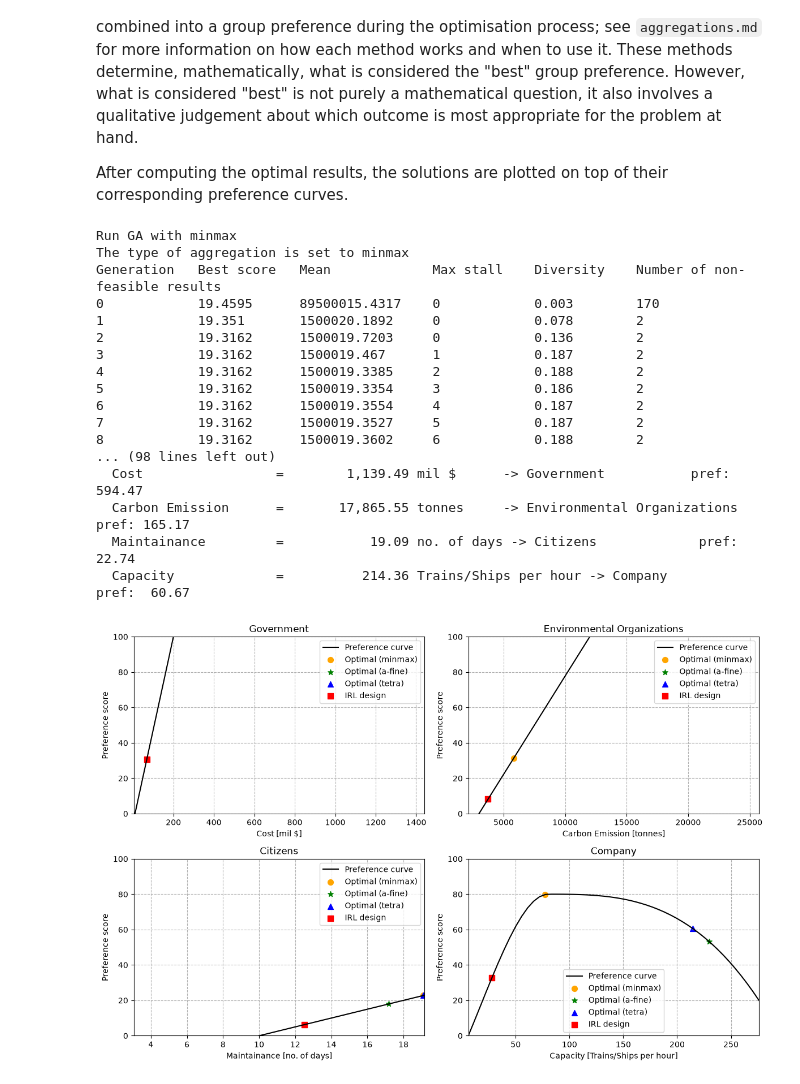
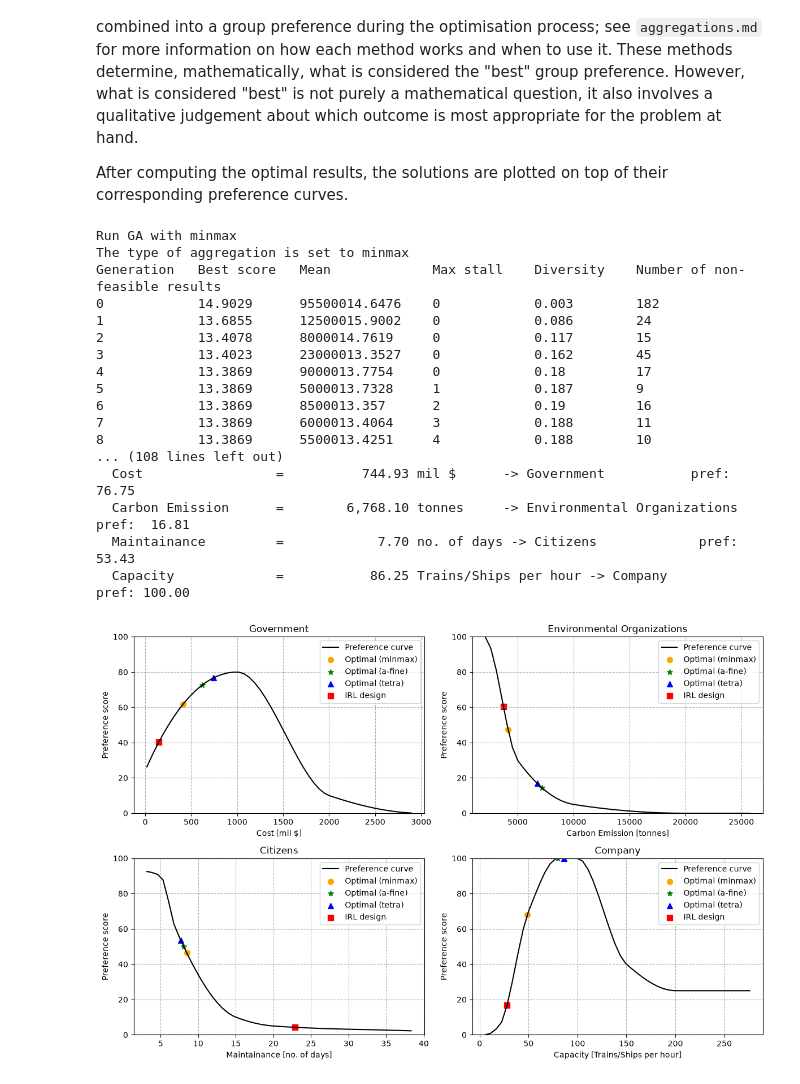
Before and after one commit to Thijmen22/Structural-group-5, a Jupyter notebook: Performace.ipynb, the cells around one changed output. Drawn from its saved outputs; the diff is of its cells as text; code cells hidden in the pictures.

```diff
--- a/Performace.ipynb
+++ b/Performace.ipynb
@@ -164,8 +164,9 @@ def objective_function_1(x1, x2, x3, x4, x5):
     cons3 = x2*(1+(8/3*(x5/x2)**2)-(32/5*(x5/x2)**4))  #length of arch
     cons4=  40000 #cost per unit meter
     cons5 = 0.6 #cost per meter width of arch
-    cons6= 0.2 #cost per meter clearance height of bridge
-    return (cons1*cons2*volume + cons3*cons5 * x4 * cons4)*cons6*x1/1000000
+    cons6= 0.4 #cost per meter clearance height of bridge
+    cons7 = 10000000 #additional costs
+    return ((cons1*cons2*volume + cons3*cons5 * x4 * cons4)*cons6*x1 + cons7) / 1000000
 
 def objective_function_2(x1,x2,x3,x4,x5):
     # carbon emission (in tonnes)
@@ -180,10 +181,13 @@ def objective_function_2(x1,x2,x3,x4,x5):
 def objective_function_3(x1,x2,x3,x4,x5):
     # maintainance (no of days in a year)
 
-    const1= 1/50 #maintainance for slab per unit meter (in days) per year
-    const2= 2/50 #maintainance for arch per unit meter (in days) per year
+    const1= 1/50 #maintainance for slab per unit meter (in days) per year for slab (small maintainence)
+    const2= 2/50 #maintainance for arch per unit meter (in days) per year for arch (small maintainence)
     const3= x2*(1+(8/3*(x5/x2)**2)-(32/5*(x5/x2)**4))  #length of arch
-    return const1*x2+const2*const3
+    const4 = 1/100 #maintainance for slab per unit meter (in days) per year for slab (small maintainence)
+    const5 = 1/ 50 #maintainance for arch per unit meter (in days) per year for arch (small maintainence)
+    const6 = 10 / x4  # constant where a wider bridge shows less impact for the maintainence
+    return (const1*x2+const2*const3)  + 0.5 * (const4* x2 + const5*const3 ) * (const6) ** 2
 
 def objective_function_4(x1,x2,x3,x4,x5):
     # ships/trains per hour
@@ -260,12 +264,12 @@ For this reef model, four objectives are rated linearly in the technical cycle.
 Each preference curve is then combined with its corresponding objective function to form a *preference function*, which maps design variables directly to a preference score.
 # %%
 # Define preferences
-prefs_before = [
-    [[10, 200], [0, 100]],          # preference cost
-    [[3000, 12000], [0, 100]],       # preference carbon emission
-    [[10, 50], [0, 100]],           # preference maintenance days
-    [[6, 80, 276], [0, 80, 20]]      # preference capacity
-]
+prefs_before = [[[50 , 1000, 2000, 3000, 3200 ],             [30, 80,10, 0, 0]],          # preference cost
+                [[0,  2000, 5000, 10000, 20000, 21000],                      [100, 100, 30, 5, 0, 0]],          # carbon emission
+                [[0, 1, 5, 7, 15, 20, 40, 50, 80],    [100, 95, 90 , 60, 10, 5, 2, 0, 0]],   # days of maintennce
+                [[6, 20, 50, 80,90, 100, 150, 200, 250, 280],                      [0, 5, 70,100, 100, 100,  40, 25, 25, 25]]]
+    # preference capacity
+
 
 pref_after = [
     [[150000, 2000000, 4250000], [100, 80, 0]],
@@ -366,7 +370,7 @@ fig, axes = plt.subplots(2, 2, figsize=(12, 8))
 # Plot underlying preference curves
 for ax, o_vals, p_vals, (_, name, unit, stakeholder) in zip(axes.flat, obj_vals_list, pref_vals_list, objectives):
     ax.plot(o_vals, p_vals, color='black', label='Preference curve')
-    ax.set_xlim(min(o_vals), max(o_vals))
+    #ax.set_xlim(min(o_vals), max(o_vals))
     ax.set_ylim(0, 100)
     ax.set_title(stakeholder)
     ax.set_xlabel(f'{name} [{unit}]')
@@ -390,45 +394,45 @@ for i in range(len(paradigm)):
 
     print(f'Optimal design variable values using {paradigm[i]}:')
     for opt_var, (xi, name, unit) in zip(optimal_design_var, design_variables):
         print(f'  {xi} : {name:<25} = {opt_var:>10.2f} {unit}')
 
     print(f'Optimal objective results and stakeholder preference using {paradigm[i]}:')
     for j, (ax, (obj_func, name, unit, stakeholder)) in enumerate(zip(axes.flat, objectives)):
         obj_value = obj_func(*optimal_design_var)
         pref_score = pref_funcs[j](*optimal_design_var)
 
         print(f'  {name:<20} = {obj_value:>15,.2f} {unit:<10} -> {stakeholder:<20} pref: {pref_score:>6.2f}')
         ax.scatter(obj_value, pref_score, color=colours[i], marker=markers[i], s=50,
                    label=f'Optimal ({paradigm[i]})')
 
 # Plot IRL design point if requested
 if plot_irl:
     irl_obj_values = [obj_func(*X_irl) for obj_func, _, _, _ in objectives]
     irl_pref_scores = [pref_funcs[j](*X_irl) for j in range(len(objectives))]
     for j, ax in enumerate(axes.flat[:4]):
         ax.scatter(irl_obj_values[j], irl_pref_scores[j], color='red', marker='s', s=50, label='IRL design')
 
 for ax in axes.flat:
     ax.legend(fontsize=10)
 
 fig.tight_layout()
 plt.show()
 # %% [output]
 Run GA with minmax
 The type of aggregation is set to minmax
 Generation   Best score   Mean             Max stall    Diversity    Number of non-feasible results
-0            19.4595      89500015.4317    0            0.003        170
-1            19.351       1500020.1892     0            0.078        2
-2            19.3162      1500019.7203     0            0.136        2
-3            19.3162      1500019.467      1            0.187        2
-4            19.3162      1500019.3385     2            0.188        2
-5            19.3162      1500019.3354     3            0.186        2
-6            19.3162      1500019.3554     4            0.187        2
-7            19.3162      1500019.3527     5            0.187        2
-8            19.3162      1500019.3602     6            0.188        2
-... (98 lines left out)
-  Cost                 =        1,139.49 mil $      -> Government           pref: 594.47
-  Carbon Emission      =       17,865.55 tonnes     -> Environmental Organizations pref: 165.17
-  Maintainance         =           19.09 no. of days -> Citizens             pref:  22.74
-  Capacity             =          214.36 Trains/Ships per hour -> Company              pref:  60.67
+0            14.9029      95500014.6476    0            0.003        182
+1            13.6855      12500015.9002    0            0.086        24
+2            13.4078      8000014.7619     0            0.117        15
+3            13.4023      23000013.3527    0            0.162        45
+4            13.3869      9000013.7754     0            0.18         17
+5            13.3869      5000013.7328     1            0.187        9
+6            13.3869      8500013.357      2            0.19         16
+7            13.3869      6000013.4064     3            0.188        11
+8            13.3869      5500013.4251     4            0.188        10
+... (108 lines left out)
+  Cost                 =          744.93 mil $      -> Government           pref:  76.75
+  Carbon Emission      =        6,768.10 tonnes     -> Environmental Organizations pref:  16.81
+  Maintainance         =            7.70 no. of days -> Citizens             pref:  53.43
+  Capacity             =           86.25 Trains/Ships per hour -> Company              pref: 100.00
-[figure, old version]
+[figure, new version]
```
Also changed, not shown: parts of 2 cells of this notebook, 2 other files.
